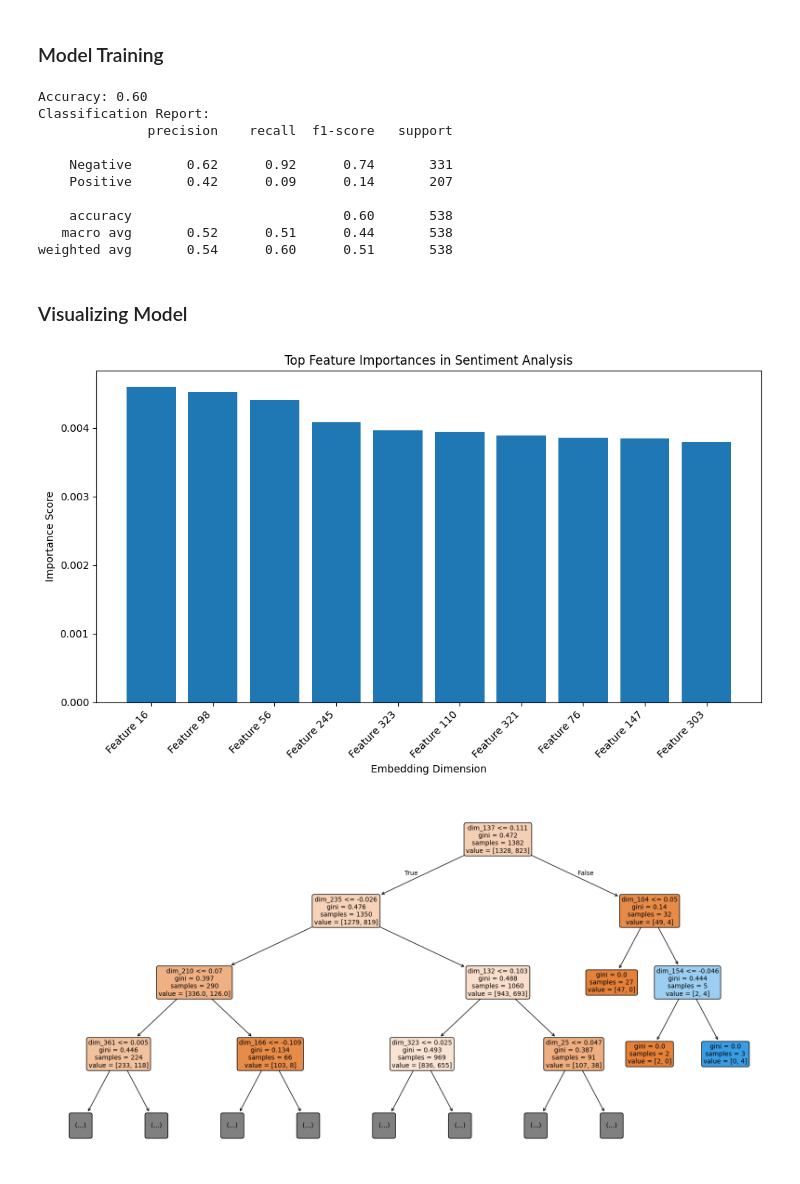
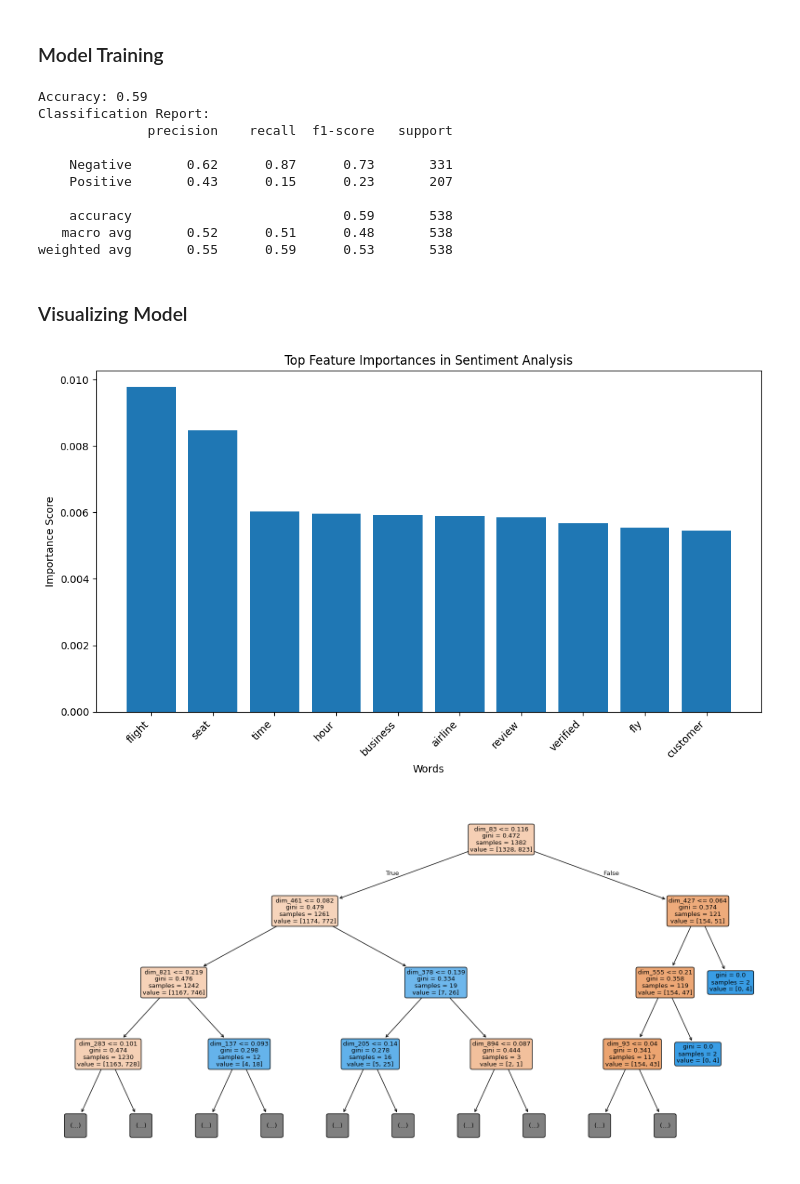
Before and after one commit to T-Godwins/airline-project, a Jupyter notebook: sentiment_analysis.ipynb, the cells around one changed output. Cells and saved outputs as stored; diff of their text form; code cells hidden in the pictures.

Commit message:
using tf-idf but model accuracy went to 59%  -- perhaps need larger dataset

```diff
--- a/sentiment_analysis.ipynb
+++ b/sentiment_analysis.ipynb
@@ -117,9 +102,10 @@ plt.show()
 # %% [markdown]
 ### Preprocessing Data ###
 # %%
-def tokenize_text(text):
+### Using Sentence Transformers to tokenize text
+def sentence_tokenize_text(text):
     model = SentenceTransformer('all-MiniLM-L6-v2')
     embeddings = model.encode(text)
     return embeddings
 
-cleaned_delta_df['embedding'] = cleaned_delta_df['reviews'].apply(tokenize_text)
+# cleaned_delta_df['embedding'] = cleaned_delta_df['reviews'].apply(sentence_tokenize_text)
@@ -126,12 +174,21 @@ cleaned_delta_df['embedding'] = cleaned_delta_df['reviews'].apply(tokenize_text)
 # %% [markdown]
 ### Model Training ###
 # %%
-# Features and target
-X = np.array(cleaned_delta_df['embedding'].tolist())
+### Features and target for sentence transformers
+# X = np.array(cleaned_delta_df['embedding'].tolist())
+# y = cleaned_delta_df['sentiment'].values
+
+### Features and target for TF-IDF
+# Get feature names
+feature_names = vectorizer.get_feature_names_out()
+# Convert to array for the model
+X = X.toarray()
 y = cleaned_delta_df['sentiment'].values
+
 
 # Split the data into training and testing sets
 X_train, X_test, y_train, y_test = train_test_split(X, y, test_size=0.2, random_state=42)
+
 
 # Initialize the Random Forest classifier
 model = RandomForestClassifier(n_estimators=100, random_state=42)
@@ -149,20 +206,20 @@ report = classification_report(y_test, y_pred)
 print(f"Accuracy: {accuracy:.2f}")
 print(f"Classification Report:\n{report}")
 # %% [output]
-Accuracy: 0.60
+Accuracy: 0.59
 Classification Report:
               precision    recall  f1-score   support
 
-    Negative       0.62      0.92      0.74       331
-    Positive       0.42      0.09      0.14       207
+    Negative       0.62      0.87      0.73       331
+    Positive       0.43      0.15      0.23       207
 
-    accuracy                           0.60       538
-   macro avg       0.52      0.51      0.44       538
-weighted avg       0.54      0.60      0.51       538
+    accuracy                           0.59       538
+   macro avg       0.52      0.51      0.48       538
+weighted avg       0.55      0.59      0.53       538
 # %% [markdown]
 ### Visualizing Model ###
 # %%
-def plot_feature_importance(model, n_features=10, figsize=(10,6)):
+def plot_feature_importance(model,feature_names, n_features=10, figsize=(10,6)):
     # Get feature importances
     importances = model.feature_importances_
 
@@ -179,13 +236,13 @@ def plot_feature_importance(model, n_features=10, figsize=(10,6)):
             importances[indices][:n],
             align='center')
 
-    # Use feature indices as labels
+    # Use actual words as labels
     plt.xticks(range(n),
-               [f'Feature {i}' for i in indices[:n]],
+               [feature_names[i] for i in indices[:n]],
                rotation=45,
                ha='right')
 
-    plt.xlabel('Embedding Dimension')
+    plt.xlabel('Words')
     plt.ylabel('Importance Score')
     plt.tight_layout()
     plt.show()
@@ -207,15 +264,15 @@ def plot_decision_tree(model, max_depth=3, figsize=(20,10)):
 # %%
 # Visualize feature importance (top 10 features)
 plot_feature_importance(
     model=model,
-    n_features=10
+    feature_names=feature_names
 )
 
 # Visualize a single tree from the forest
 plot_decision_tree(
     model=model,
     max_depth=3
 )
 # %% [output]
-[figure, old version]
+[figure, new version]
-[figure, old version]
+[figure, new version]
```
Also changed, not shown: parts of 4 cells of this notebook.
